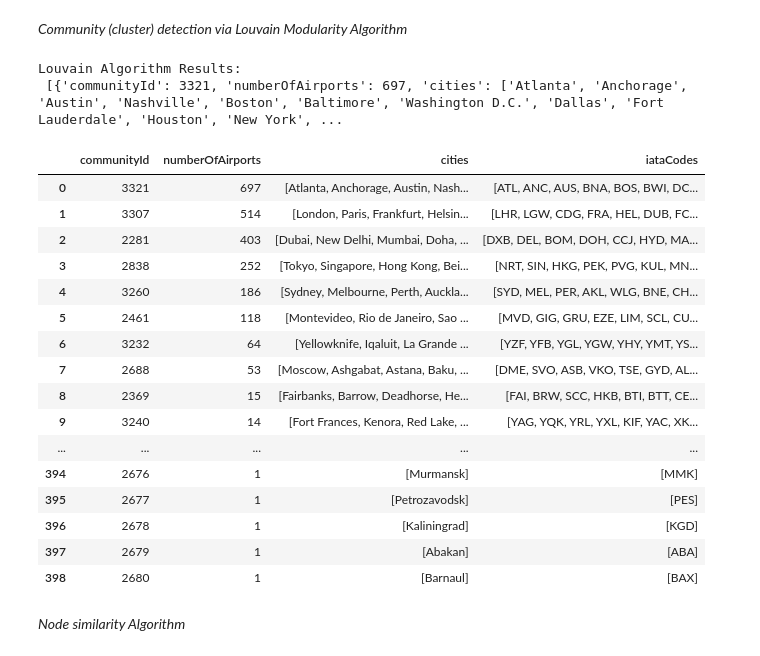
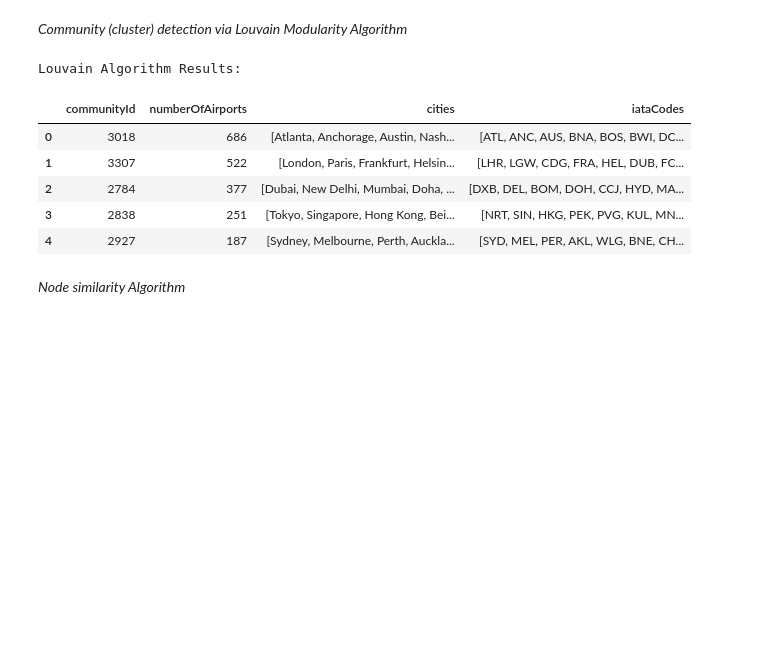
Before and after one commit to neo4j-labs/llm-graph-builder, a Jupyter notebook: experiments/Cypher_Queries.ipynb, the cells around one changed output. Saved outputs shown, nothing was run; the diff lists cells and outputs as text; code cells hidden in the pictures; blank space fills up the shorter version.

```diff
--- a/experiments/Cypher_Queries.ipynb
+++ b/experiments/Cypher_Queries.ipynb
@@ -9,8 +9,8 @@ from neo4j import GraphDatabase, basic_auth
 import pandas as pd
 # %%
 #define sandbox credentials
-uri= "bolt://xx.xx.xx.xx:7687"
-pwd = "closures-lifts-payroll"
+uri= "bolt://3.87.55.10:7687"
+pwd = "rains-adaption-figure"
 # %%
 #establish connection to the Graph Database
 driver = GraphDatabase.driver(uri, auth=basic_auth("neo4j", pwd))
@@ -322,9 +309,9 @@ projection_results = create_graph_projection(driver, query)
 projection_df = pd.DataFrame(projection_results)
 
 # Adjust Pandas display
-pd.set_option('display.max_columns', None)  s
+pd.set_option('display.max_columns', None)
 pd.set_option('display.width', 500)
 
 # Display the DataFrame
-print(projection_df)
+projection_df
 # %% [output]
@@ -447,11 +423,6 @@ results = execute_query(driver, query)
 # Convert the results to a DataFrame
 df = pd.DataFrame(results)
 
-pd.set_option('display.max_columns', None)
-pd.set_option('display.width', 1000)
-pd.set_option('display.max_rows', None)
-pd.set_option('display.max_colwidth', None)
-
 # Display the DataFrame
 print(df)
 # %% [output]
@@ -513,52 +473,40 @@ def execute_query(driver, query):
 
 query = """
 CALL gds.louvain.stream('routes')
 YIELD nodeId, communityId
 WITH gds.util.asNode(nodeId) AS airport, communityId
 RETURN
     communityId,
     COUNT(airport) AS numberOfAirports,
     COLLECT(DISTINCT airport.city) AS cities,
     COLLECT(DISTINCT airport.iata) AS iataCodes
 ORDER BY numberOfAirports DESC, communityId;
 """
 
 try:
     results = execute_query(driver, query)
-    print("Louvain Algorithm Results:\n", results)
+    print("Louvain Algorithm Results:\n")
 except Exception as e:
     print(f"Error running Louvain Modularity Algorithm: {e}")
 
 # Convert the results to a DataFrame
 df = pd.DataFrame(results)
 
 pd.set_option('display.max_columns', None)
 pd.set_option('display.width', 1000)
 pd.set_option('display.max_rows', None)
 pd.set_option('display.max_colwidth', None)
 
 # Display the DataFrame
-df
+df.head()
 # %% [output]
 Louvain Algorithm Results:
- [{'communityId': 3321, 'numberOfAirports': 697, 'cities': ['Atlanta', 'Anchorage', 'Austin', 'Nashville', 'Boston', 'Baltimore', 'Washington D.C.', 'Dallas', 'Fort Lauderdale', 'Houston', 'New York', ...
 |  | communityId | numberOfAirports | cities | iataCodes |
-| 0 | 3321 | 697 | [Atlanta, Anchorage, Austin, Nash... | [ATL, ANC, AUS, BNA, BOS, BWI, DC... |
-| 1 | 3307 | 514 | [London, Paris, Frankfurt, Helsin... | [LHR, LGW, CDG, FRA, HEL, DUB, FC... |
-| 2 | 2281 | 403 | [Dubai, New Delhi, Mumbai, Doha, ... | [DXB, DEL, BOM, DOH, CCJ, HYD, MA... |
-| 3 | 2838 | 252 | [Tokyo, Singapore, Hong Kong, Bei... | [NRT, SIN, HKG, PEK, PVG, KUL, MN... |
-| 4 | 3260 | 186 | [Sydney, Melbourne, Perth, Auckla... | [SYD, MEL, PER, AKL, WLG, BNE, CH... |
-| 5 | 2461 | 118 | [Montevideo, Rio de Janeiro, Sao ... | [MVD, GIG, GRU, EZE, LIM, SCL, CU... |
-| 6 | 3232 | 64 | [Yellowknife, Iqaluit, La Grande ... | [YZF, YFB, YGL, YGW, YHY, YMT, YS... |
-| 7 | 2688 | 53 | [Moscow, Ashgabat, Astana, Baku, ... | [DME, SVO, ASB, VKO, TSE, GYD, AL... |
-| 8 | 2369 | 15 | [Fairbanks, Barrow, Deadhorse, He... | [FAI, BRW, SCC, HKB, BTI, BTT, CE... |
-| 9 | 3240 | 14 | [Fort Frances, Kenora, Red Lake, ... | [YAG, YQK, YRL, YXL, KIF, YAC, XK... |
-| ... | ... | ... | ... | ... |
-| 394 | 2676 | 1 | [Murmansk] | [MMK] |
-| 395 | 2677 | 1 | [Petrozavodsk] | [PES] |
-| 396 | 2678 | 1 | [Kaliningrad] | [KGD] |
-| 397 | 2679 | 1 | [Abakan] | [ABA] |
-| 398 | 2680 | 1 | [Barnaul] | [BAX] |
+| 0 | 3018 | 686 | [Atlanta, Anchorage, Austin, Nash... | [ATL, ANC, AUS, BNA, BOS, BWI, DC... |
+| 1 | 3307 | 522 | [London, Paris, Frankfurt, Helsin... | [LHR, LGW, CDG, FRA, HEL, DUB, FC... |
+| 2 | 2784 | 377 | [Dubai, New Delhi, Mumbai, Doha, ... | [DXB, DEL, BOM, DOH, CCJ, HYD, MA... |
+| 3 | 2838 | 251 | [Tokyo, Singapore, Hong Kong, Bei... | [NRT, SIN, HKG, PEK, PVG, KUL, MN... |
+| 4 | 2927 | 187 | [Sydney, Melbourne, Perth, Auckla... | [SYD, MEL, PER, AKL, WLG, BNE, CH... |
 # %% [markdown]
 *Node similarity Algorithm*
 # %%
```
Also changed, not shown: parts of 10 cells of this notebook.
